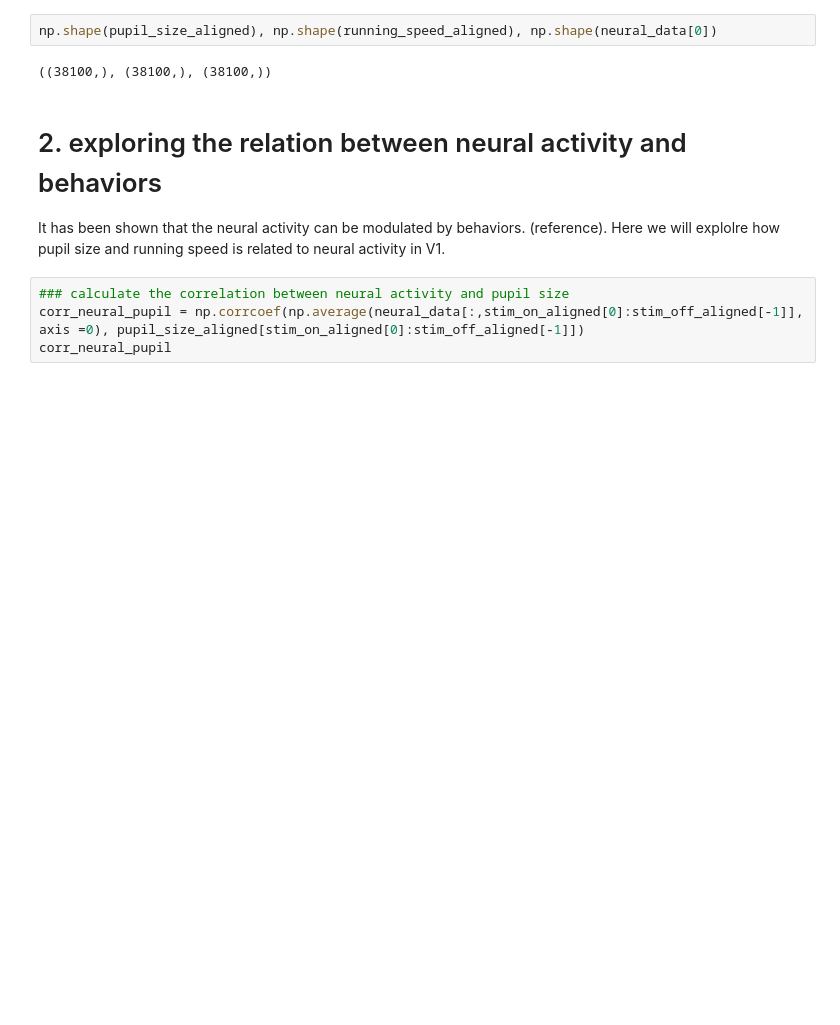
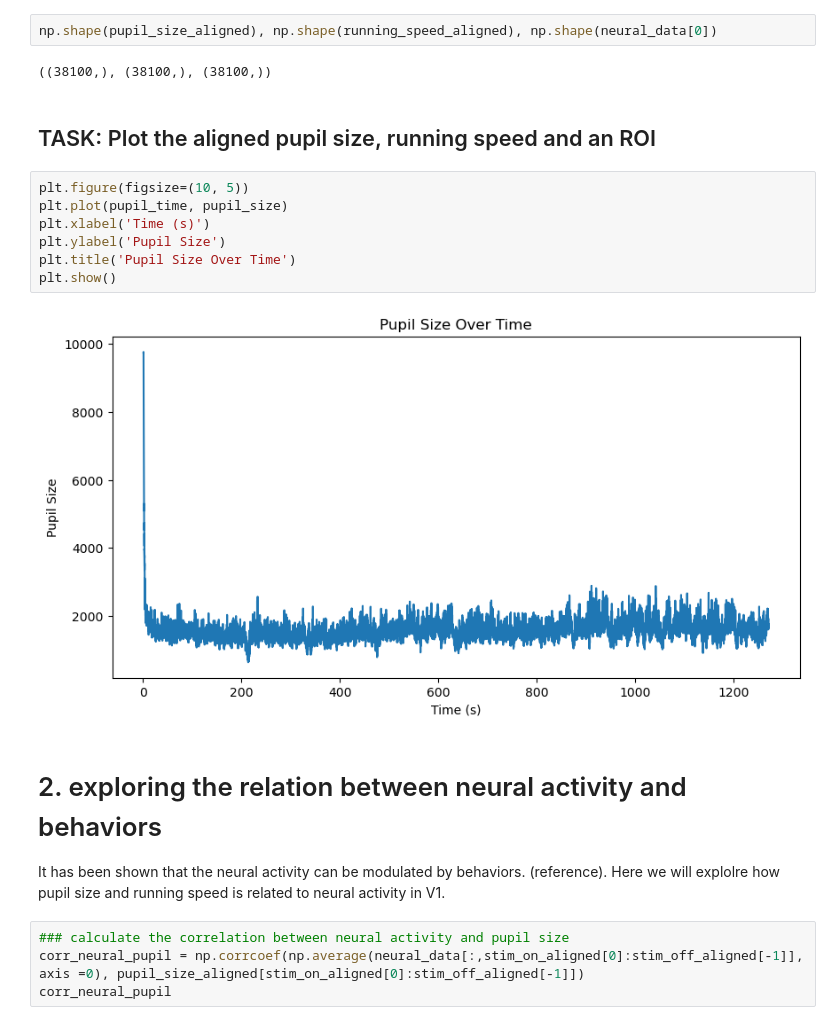
Before and after one commit to troselab/PM2-visual-physiology, a Jupyter notebook: 20241202_grating_tuning_v1.ipynb, the cells around one changed output. Drawn from its saved outputs; the diff is of its cells as text; blank space fills up the shorter version.

```diff
--- a/20241202_grating_tuning_v1.ipynb
+++ b/20241202_grating_tuning_v1.ipynb
@@ -140,6 +154,17 @@ running_speed_aligned = running_speed[running_fr]
 np.shape(pupil_size_aligned), np.shape(running_speed_aligned), np.shape(neural_data[0])
 # %% [output]
 ((38100,), (38100,), (38100,))
+# %% [markdown]
+## TASK: Plot the aligned pupil size, running speed and an ROI
+# %%
+plt.figure(figsize=(10, 5))
+plt.plot(pupil_time, pupil_size)
+plt.xlabel('Time (s)')
+plt.ylabel('Pupil Size')
+plt.title('Pupil Size Over Time')
+plt.show()
+# %% [output]
+[figure, added]
 # %% [markdown]
 # 2. exploring the relation between neural activity and behaviors
 It has been shown that the neural activity can be modulated by behaviors. (reference). Here we will explolre how pupil size and running speed is related to neural activity in V1.
```
Also changed, not shown: parts of 9 cells of this notebook.
